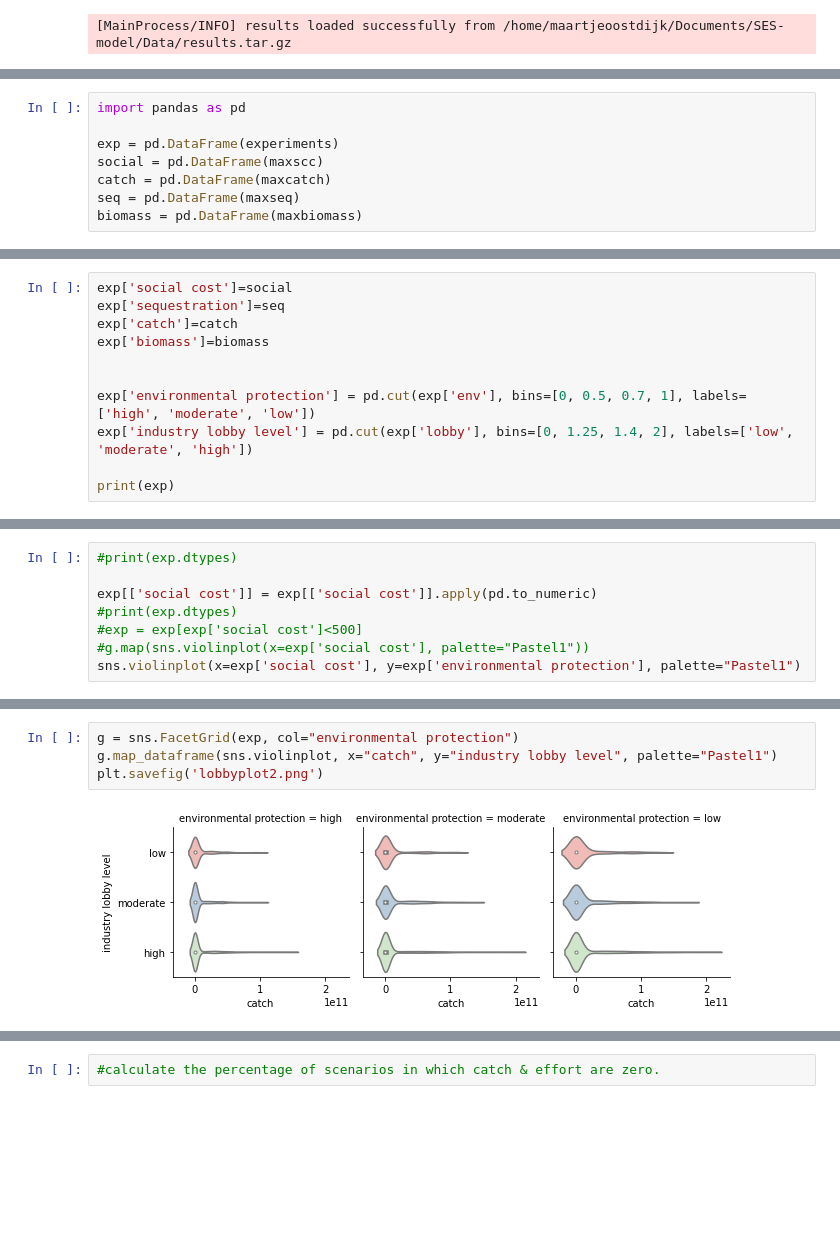
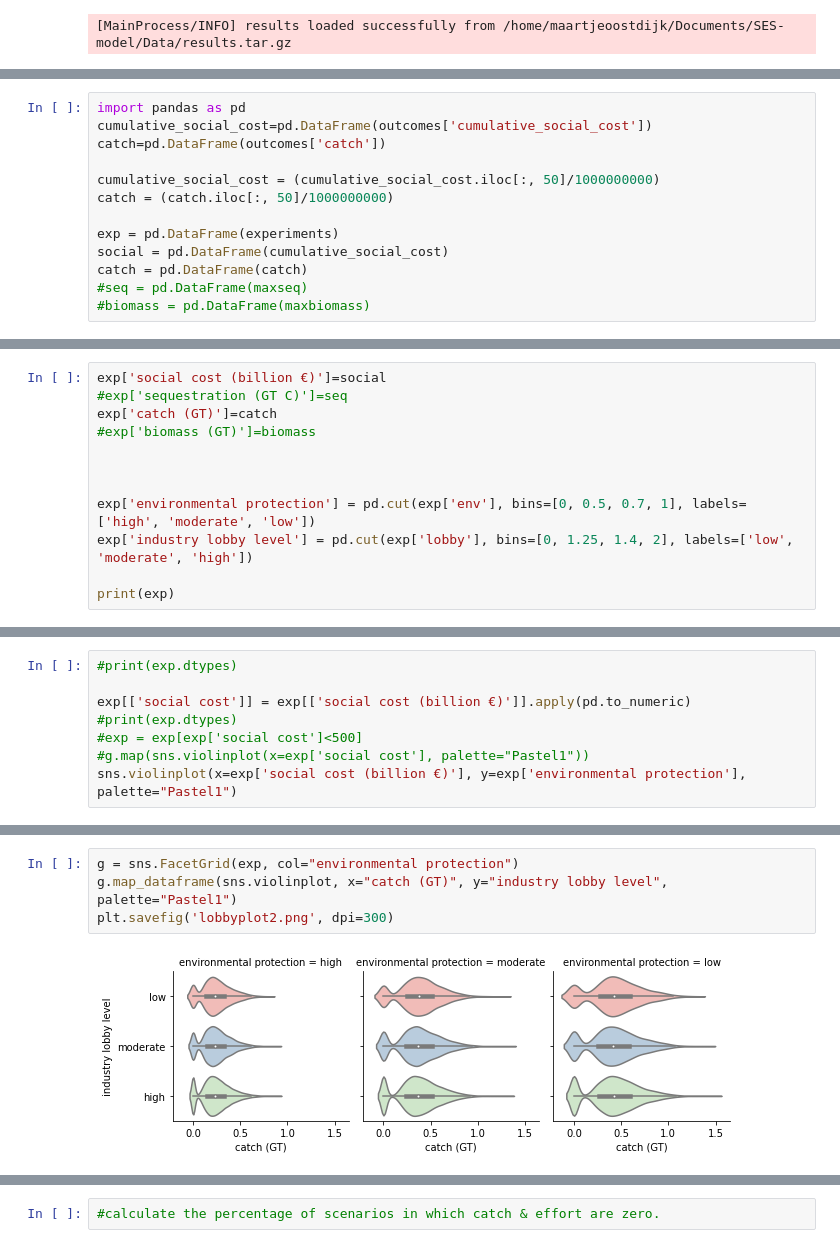
Before and after one commit to maartje-oostdijk/SES-model, a Jupyter notebook: difference_ses_model_DMDU.ipynb, the cells around one changed output, grey strips where cells are left out. Cells and saved outputs as stored; diff of their text form; blank space fills up the shorter version.

```diff
--- a/difference_ses_model_DMDU.ipynb
+++ b/difference_ses_model_DMDU.ipynb
@@ -244,11 +341,16 @@ NameError: name 'Time' is not defined
 # %%
 import pandas as pd
+cumulative_social_cost=pd.DataFrame(outcomes['cumulative_social_cost'])
+catch=pd.DataFrame(outcomes['catch'])
+
+cumulative_social_cost = (cumulative_social_cost.iloc[:, 50]/1000000000)
+catch = (catch.iloc[:, 50]/1000000000)
 
 exp = pd.DataFrame(experiments)
-social = pd.DataFrame(maxscc)
-catch = pd.DataFrame(maxcatch)
-seq = pd.DataFrame(maxseq)
-biomass = pd.DataFrame(maxbiomass)
+social = pd.DataFrame(cumulative_social_cost)
+catch = pd.DataFrame(catch)
+#seq = pd.DataFrame(maxseq)
+#biomass = pd.DataFrame(maxbiomass)
 # %%
 print(exp)
 print(social)
@@ -273,8 +375,9 @@ print(social)
 # %%
-exp['social cost']=social
-exp['sequestration']=seq
-exp['catch']=catch
-exp['biomass']=biomass
+exp['social cost (billion €)']=social
+#exp['sequestration (GT C)']=seq
+exp['catch (GT)']=catch
+#exp['biomass (GT)']=biomass
+
 
 
 exp['environmental protection'] = pd.cut(exp['env'], bins=[0, 0.5, 0.7, 1], labels=['high', 'moderate', 'low'])
@@ -302,9 +405,9 @@ print(exp)
 # %%
 #print(exp.dtypes)
 
-exp[['social cost']] = exp[['social cost']].apply(pd.to_numeric)
+exp[['social cost']] = exp[['social cost (billion €)']].apply(pd.to_numeric)
 #print(exp.dtypes)
 #exp = exp[exp['social cost']<500]
 #g.map(sns.violinplot(x=exp['social cost'], palette="Pastel1"))
-sns.violinplot(x=exp['social cost'], y=exp['environmental protection'], palette="Pastel1")
+sns.violinplot(x=exp['social cost (billion €)'], y=exp['environmental protection'], palette="Pastel1")
 # %% [output]
@@ -340,9 +440,9 @@ print(exp[['social cost']])
 # %%
 g = sns.FacetGrid(exp, col="environmental protection")
-g.map_dataframe(sns.violinplot, x="catch", y="industry lobby level", palette="Pastel1")
-plt.savefig('lobbyplot2.png')
+g.map_dataframe(sns.violinplot, x="catch (GT)", y="industry lobby level", palette="Pastel1")
+plt.savefig('lobbyplot2.png', dpi=300)
 # %% [output]
-[figure, old version]
+[figure, new version]
 # %%
 g = sns.FacetGrid(exp, col="environmental protection")
 g.map_dataframe(sns.violinplot, x="sequestration", y="industry lobby level", palette="Pastel1")
```
Also changed, not shown: parts of 20 cells of this notebook, 2 other files.
